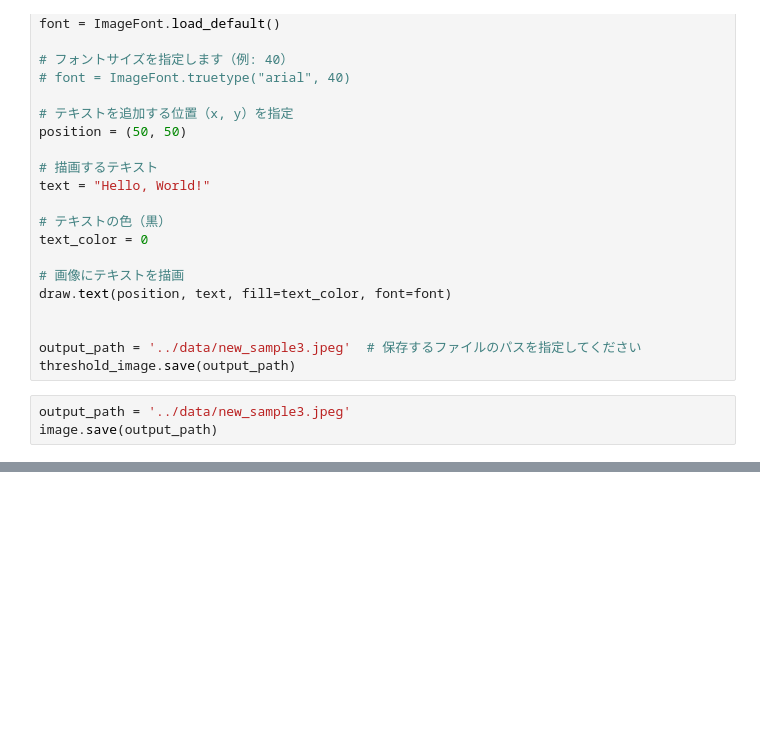
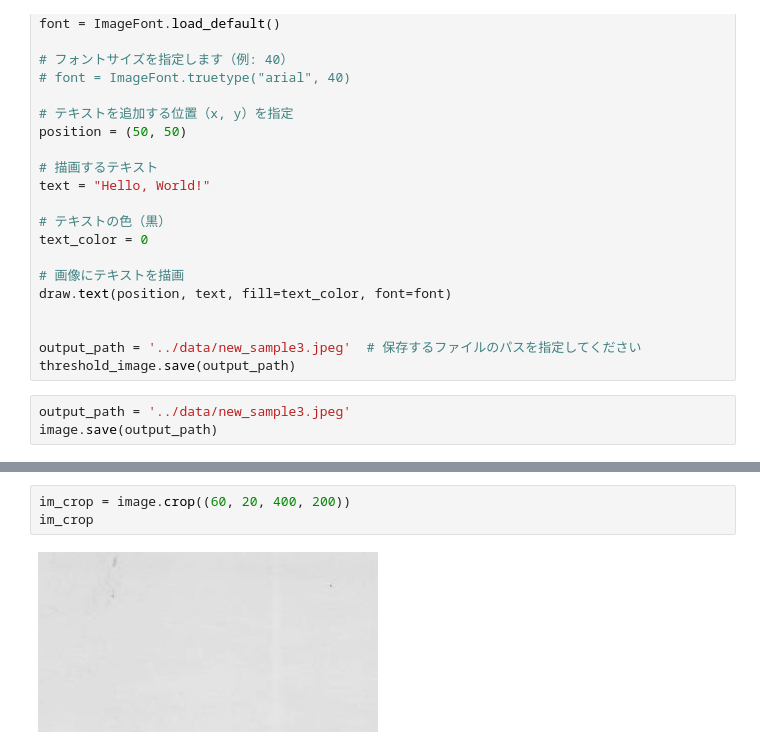
Before and after one commit to sindicum/codespaces-jupyter, a Jupyter notebook: notebooks/area-calcuration.ipynb, the cells around one changed output, grey strips where cells are left out. Cells and saved outputs as stored; diff of their text form; blank space fills up the shorter version.

```diff
--- a/notebooks/area-calcuration.ipynb
+++ b/notebooks/area-calcuration.ipynb
@@ -126,0 +157,5 @@ print(files)
+# %%
+im_crop = image.crop((60, 20, 400, 200))
+im_crop
+# %% [output]
+[figure, added]
```
Also changed, not shown: parts of 10 cells of this notebook, 5 other files.
